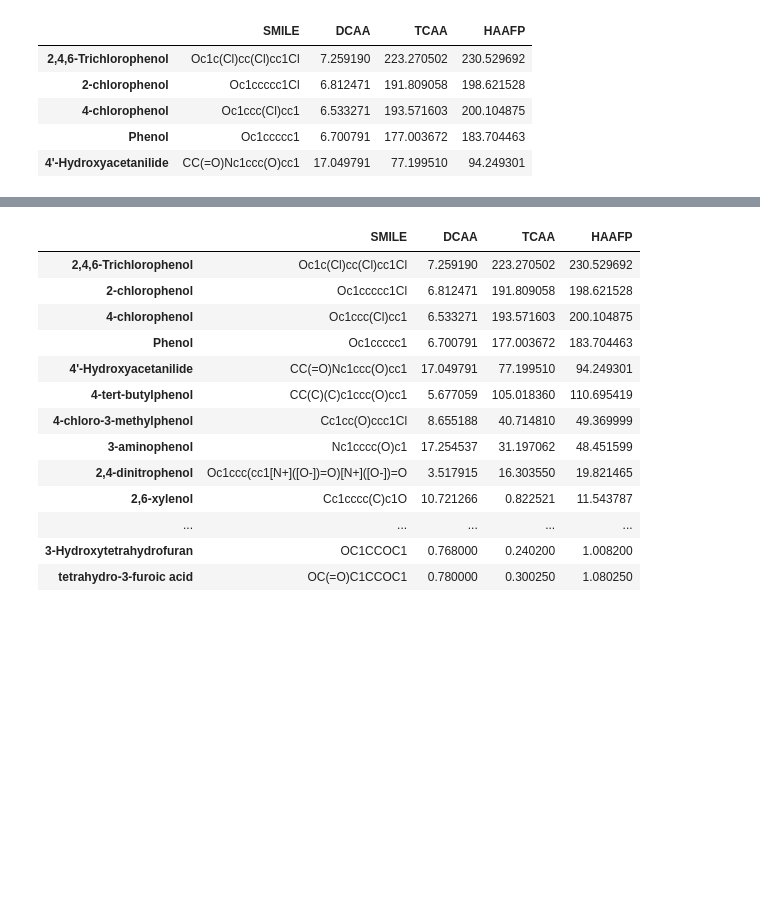
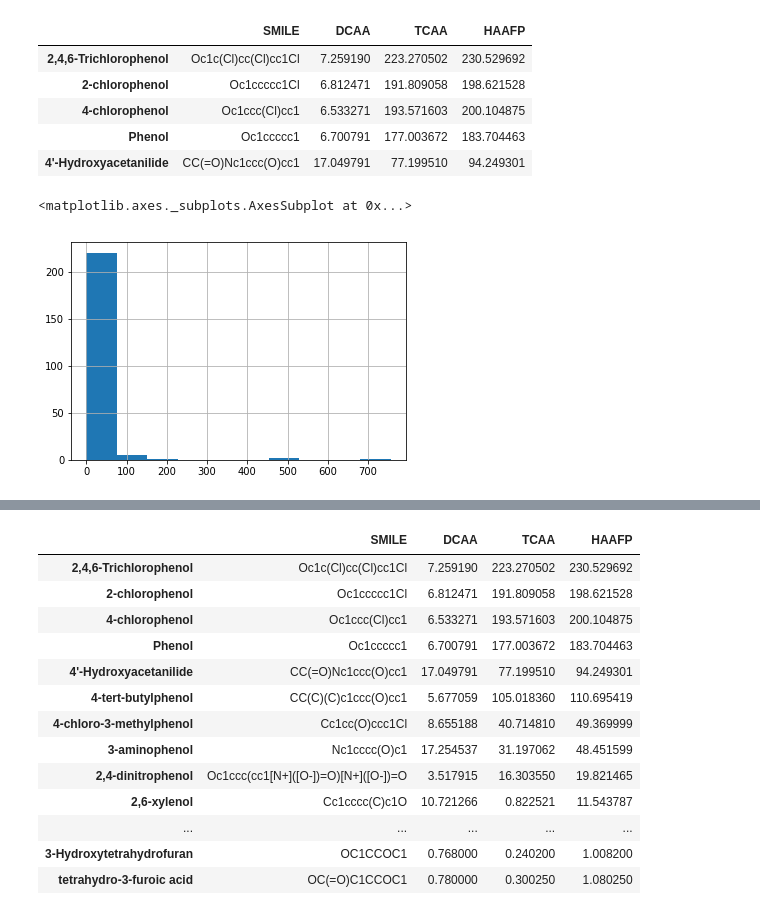
Before and after one commit to ycremar/ChemML, a Jupyter notebook: machine learning attempts.ipynb, the cells around one changed output, grey strips where cells are left out. Cells and saved outputs as stored; diff of their text form; code cells hidden in the pictures; blank space fills up the shorter version.

```diff
--- a/machine learning attempts.ipynb
+++ b/machine learning attempts.ipynb
@@ -16,3 +16,8 @@ mols.head()
 | 4-chlorophenol | Oc1ccc(Cl)cc1 | 6.533271 | 193.571603 | 200.104875 |
 | Phenol | Oc1ccccc1 | 6.700791 | 177.003672 | 183.704463 |
 | 4'-Hydroxyacetanilide | CC(=O)Nc1ccc(O)cc1 | 17.049791 | 77.199510 | 94.249301 |
+# %%
+mols['DCAA'].hist()
+# %% [output]
+<matplotlib.axes._subplots.AxesSubplot at 0x...>
+[figure, added]
```
Also changed, not shown: parts of 10 cells of this notebook.
